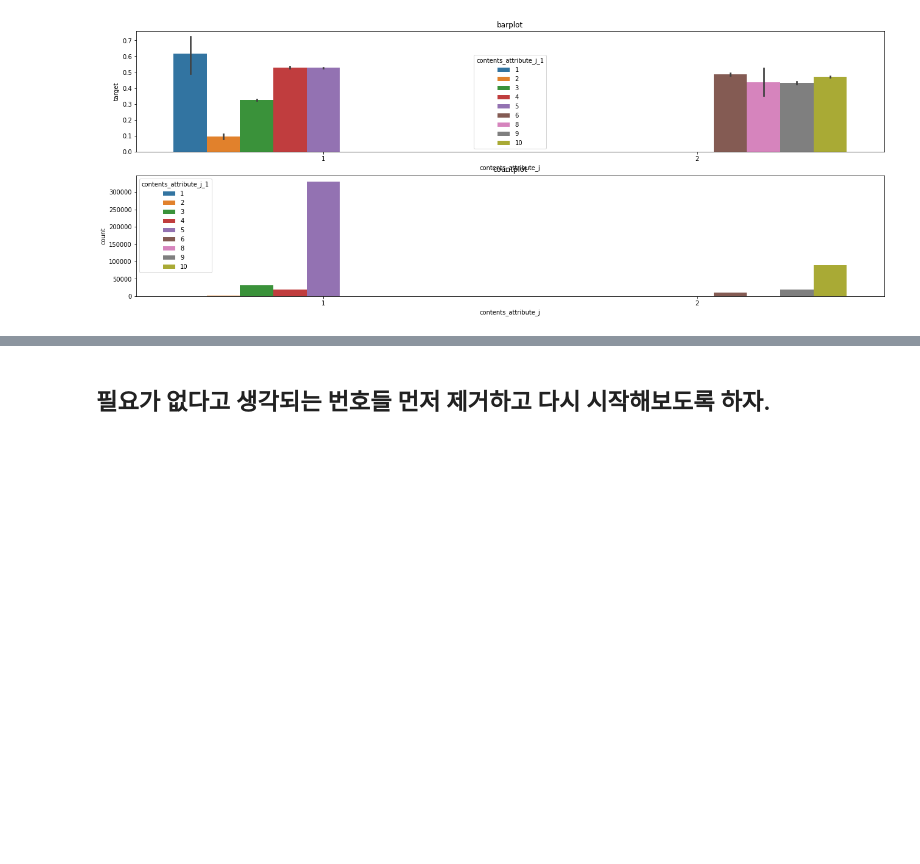
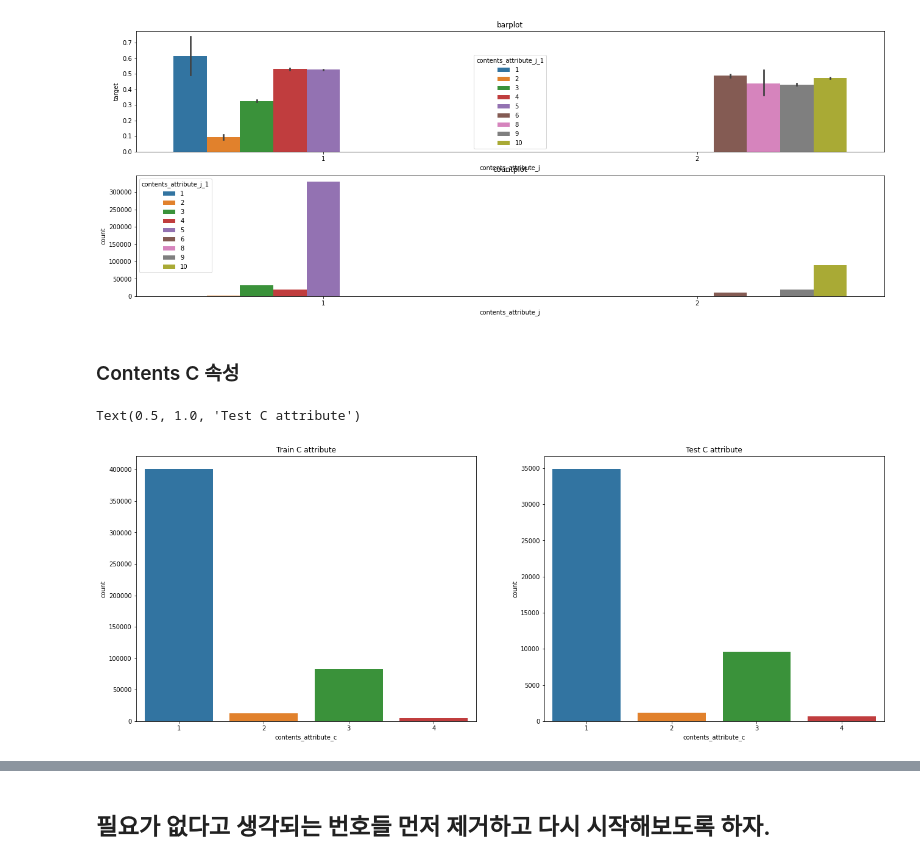
Before and after one commit to Proj-Caliber/Job-Care, a Jupyter notebook: EDA.ipynb, the cells around one changed output, grey strips where cells are left out. Saved outputs shown, nothing was run; the diff lists cells and outputs as text; code cells hidden in the pictures; blank space fills up the shorter version.

```diff
--- a/EDA.ipynb
+++ b/EDA.ipynb
@@ -415,3 +415,17 @@ ax[1].set_title('countplot')
 # %% [output]
 Text(0.5, 1.0, 'countplot')
 [figure]
+# %% [markdown]
+### Contents C 속성
+# %%
+# J속성의 분포를 확인해 보자.
+fig, ax = plt.subplots(ncols = 2, figsize = (22,8))
+
+sns.countplot(train['contents_attribute_c'], ax = ax[0])
+sns.countplot(test['contents_attribute_c'], ax = ax[1])
+
+ax[0].set_title('Train C attribute')
+ax[1].set_title('Test C attribute')
+# %% [output]
+Text(0.5, 1.0, 'Test C attribute')
+[figure, added]
```
Also changed, not shown: parts of 19 cells of this notebook.
